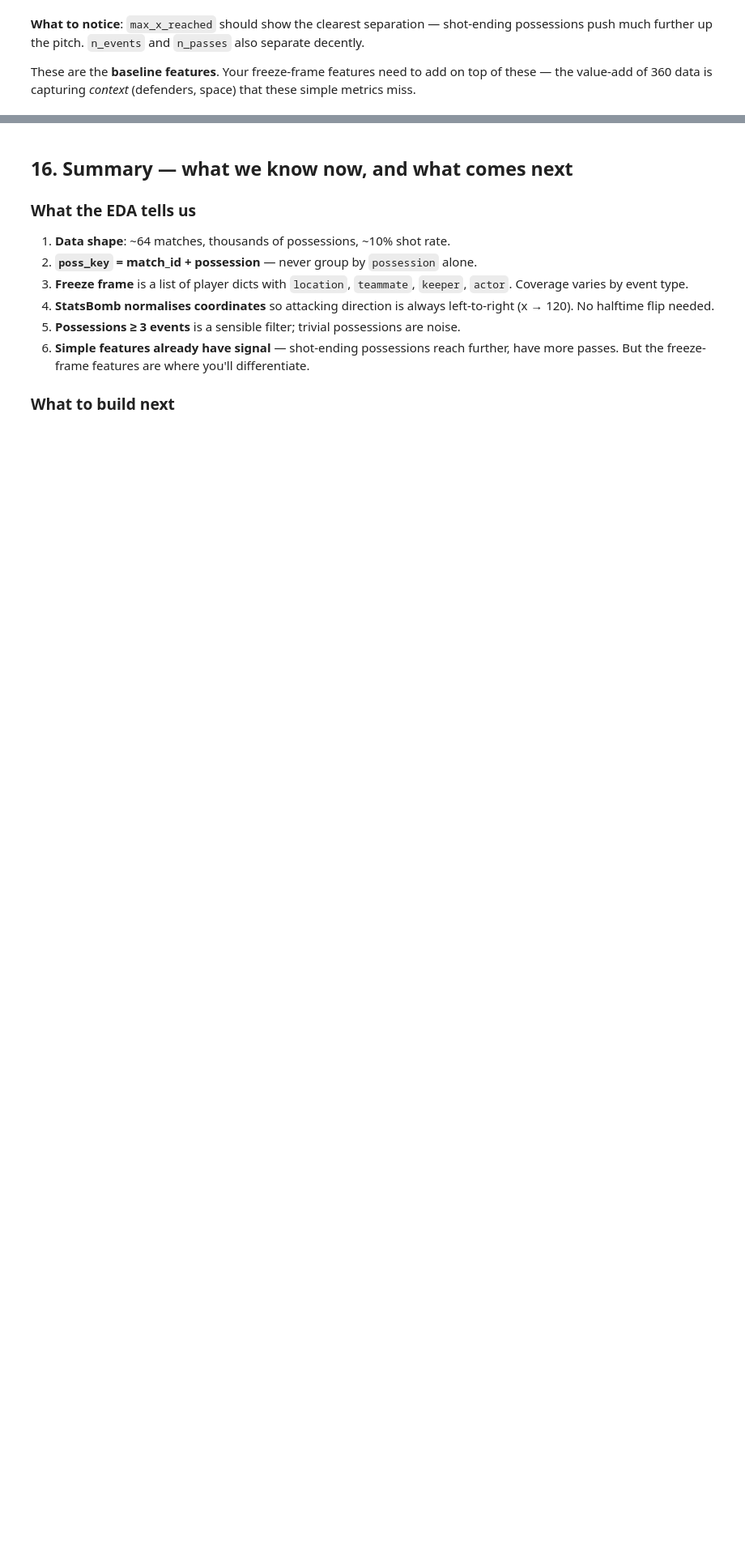
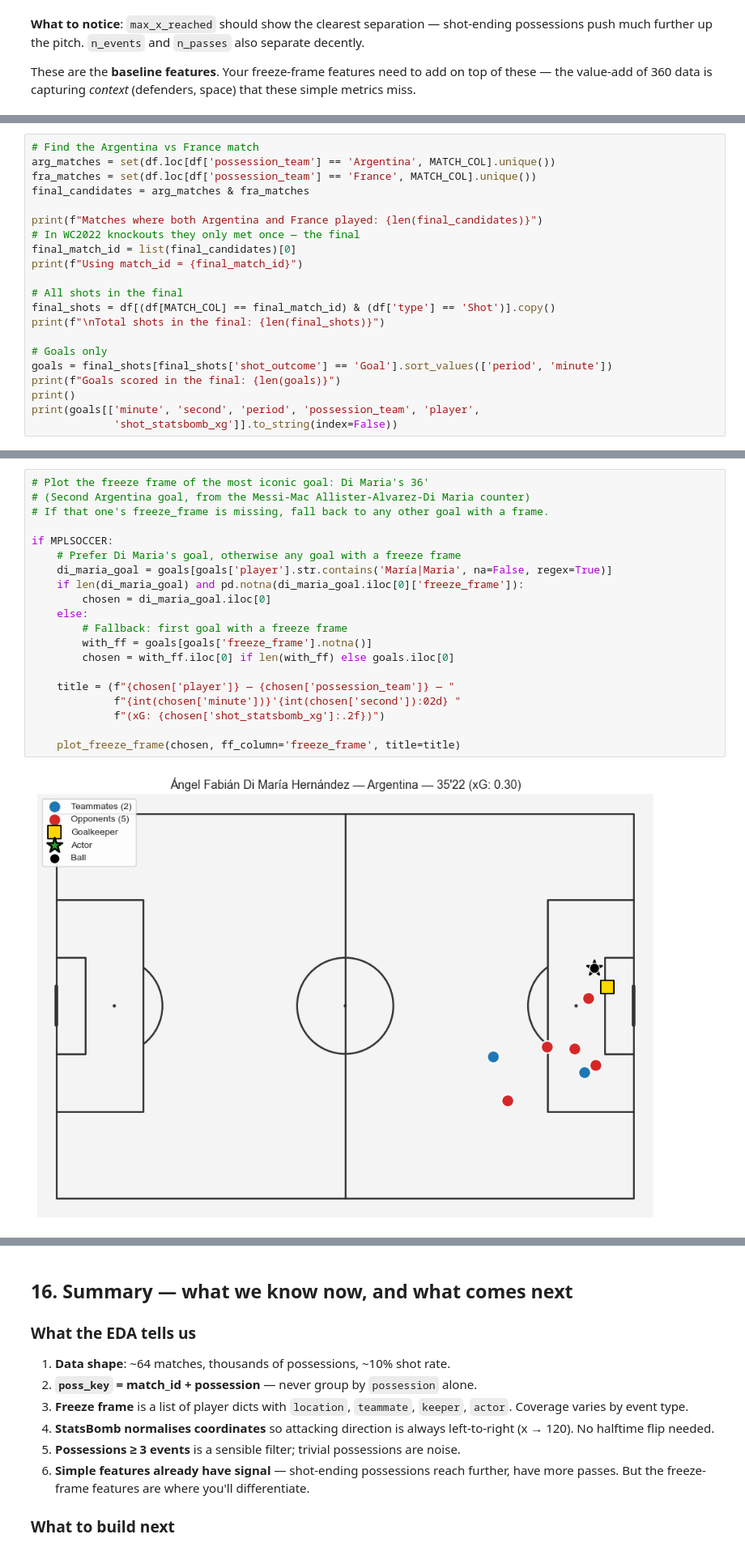
Before and after one commit to Khushbu1102/Sports-analytics-hack, a Jupyter notebook: code/Khush_EDA.ipynb, the cells around one changed output, grey strips where cells are left out. Shown at 81% size. Drawn from its saved outputs; the diff is of its cells as text; blank space fills up the shorter version.

```diff
--- a/code/Khush_EDA-2.ipynb
+++ b/code/Khush_EDA.ipynb
@@ -697,0 +774,21 @@ These are the **baseline features**. Your freeze-frame features need to add on t
+# %%
+# Find the Argentina vs France match
+arg_matches = set(df.loc[df['possession_team'] == 'Argentina', MATCH_COL].unique())
+fra_matches = set(df.loc[df['possession_team'] == 'France', MATCH_COL].unique())
+final_candidates = arg_matches & fra_matches
+
+print(f"Matches where both Argentina and France played: {len(final_candidates)}")
+# In WC2022 knockouts they only met once — the final
+final_match_id = list(final_candidates)[0]
+print(f"Using match_id = {final_match_id}")
+
+# All shots in the final
+final_shots = df[(df[MATCH_COL] == final_match_id) & (df['type'] == 'Shot')].copy()
+print(f"\nTotal shots in the final: {len(final_shots)}")
+
+# Goals only
+goals = final_shots[final_shots['shot_outcome'] == 'Goal'].sort_values(['period', 'minute'])
+print(f"Goals scored in the final: {len(goals)}")
+print()
+print(goals[['minute', 'second', 'period', 'possession_team', 'player',
+             'shot_statsbomb_xg']].to_string(index=False))
@@ -697,0 +815,22 @@ These are the **baseline features**. Your freeze-frame features need to add on t
+# %%
+# Plot the freeze frame of the most iconic goal: Di Maria's 36'
+# (Second Argentina goal, from the Messi-Mac Allister-Alvarez-Di Maria counter)
+# If that one's freeze_frame is missing, fall back to any other goal with a frame.
+
+if MPLSOCCER:
+    # Prefer Di Maria's goal, otherwise any goal with a freeze frame
+    di_maria_goal = goals[goals['player'].str.contains('María|Maria', na=False, regex=True)]
+    if len(di_maria_goal) and pd.notna(di_maria_goal.iloc[0]['freeze_frame']):
+        chosen = di_maria_goal.iloc[0]
+    else:
+        # Fallback: first goal with a freeze frame
+        with_ff = goals[goals['freeze_frame'].notna()]
+        chosen = with_ff.iloc[0] if len(with_ff) else goals.iloc[0]
+
+    title = (f"{chosen['player']} — {chosen['possession_team']} — "
+             f"{int(chosen['minute'])}'{int(chosen['second']):02d} "
+             f"(xG: {chosen['shot_statsbomb_xg']:.2f})")
+
+    plot_freeze_frame(chosen, ff_column='freeze_frame', title=title)
+# %% [output]
+[figure, added]
```
Also changed, not shown: parts of 11 cells of this notebook.
